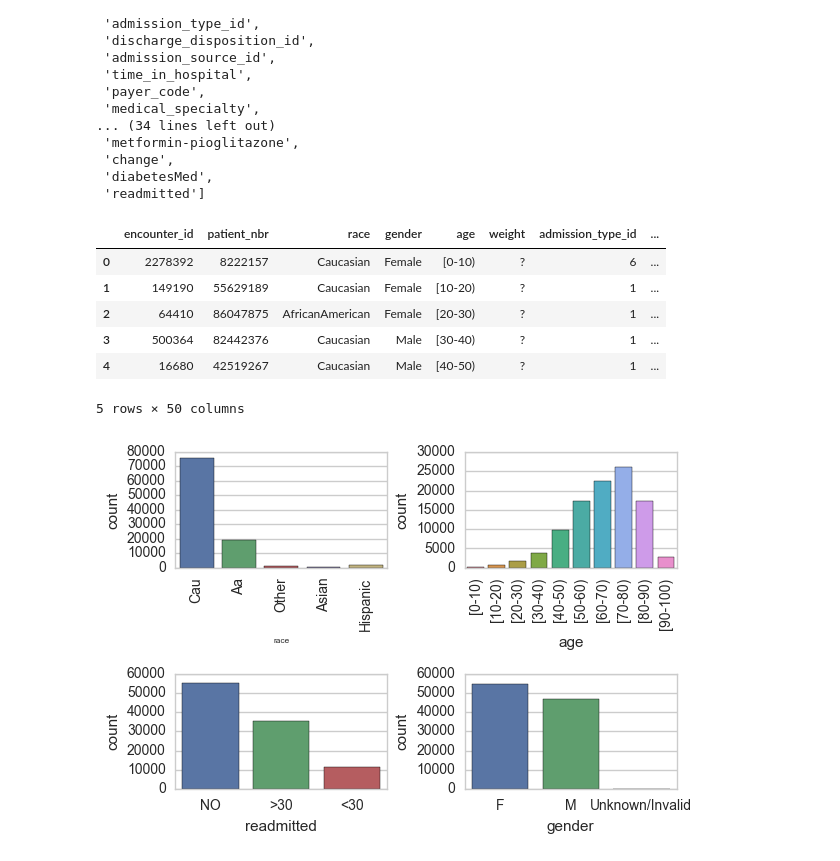
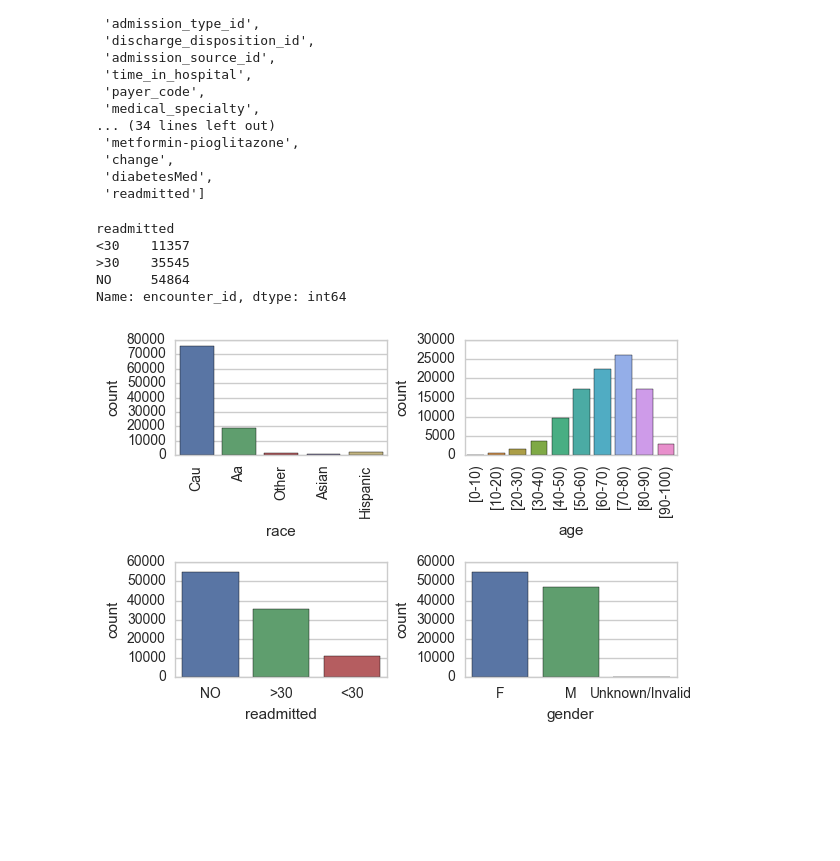
Before and after one commit to rikithamanjunath/diabetes-readmission, a Jupyter notebook: eda.ipynb, the cells around one changed output. Cells and saved outputs as stored; diff of their text form; code cells hidden in the pictures; blank space fills up the shorter version.

```diff
--- a/eda.ipynb
+++ b/eda.ipynb
@@ -25,16 +25,14 @@ list(df.columns.values)
  'change',
  'diabetesMed',
  'readmitted']
-# %%
-df.head()
-# %% [output]
-|  | encounter_id | patient_nbr | race | gender | age | weight | admission_type_id | ... |
-| 0 | 2278392 | 8222157 | Caucasian | Female | [0-10) | ? | 6 | ... |
-| 1 | 149190 | 55629189 | Caucasian | Female | [10-20) | ? | 1 | ... |
-| 2 | 64410 | 86047875 | AfricanAmerican | Female | [20-30) | ? | 1 | ... |
-| 3 | 500364 | 82442376 | Caucasian | Male | [30-40) | ? | 1 | ... |
-| 4 | 16680 | 42519267 | Caucasian | Male | [40-50) | ? | 1 | ... |
-5 rows × 50 columns
+# %%
+df.groupby('readmitted')['encounter_id'].nunique()
+# %% [output]
+readmitted
+<30    11357
+>30    35545
+NO     54864
+Name: encounter_id, dtype: int64
 # %%
 # data cleaning
 
@@ -49,30 +47,38 @@ df.loc[df.gender == 'Male', 'gender'] = 'M'
 df.loc[df.gender == 'Female', 'gender'] = 'F'
 
 # pt 2: medications
+medlist = list(df.columns.values)[24:45]
+for m in medlist:
+    df.loc[df[m] == 'No', m] = 0
+
 df.loc[df.change == 'No', 'change'] = 0
 df.loc[df.change == 'Ch', 'change'] = 1
 df.loc[df.diabetesMed == 'No', 'diabetesMed'] = 0
 df.loc[df.diabetesMed == 'Yes', 'diabetesMed'] = 1
-df.loc[df.acetohexamide == 'Steady', 'acetohexamide'] = 1
-df.loc[df.acetohexamide == 'No', 'acetohexamide'] = 0
+
+# create new binary response var
+df['readmittedBool'] = df['readmitted']
+df.loc[df.readmittedBool == 'No', 'readmittedBool'] = 0
+df.loc[df.readmittedBool != 'No', 'readmittedBool'] = 1
+
 
 # drop all columns that have same value
-df.drop(['examide'], axis = 1, inplace = True)
-df.drop(['citoglipton'], axis = 1, inplace = True)
+#df.drop(['examide'], axis = 1, inplace = True)
+#df.drop(['citoglipton'], axis = 1, inplace = True)
 # %%
 sns.set(style="whitegrid")
 plt.subplot(2,2,1)
 ax = sns.countplot(x="race", data=df)
-plt.xlabel('race', fontsize=6)
+plt.xlabel('race')
 plt.xticks(rotation=90)
 plt.subplot(2,2,2)
 ax = sns.countplot(x="age", data=df)
 plt.xticks(rotation=90)
 plt.subplot(2,2,3)
 ax = sns.countplot(x="readmitted", data=df)
 plt.subplot(2,2,4)
 ax = sns.countplot(x="gender", data=df)
 plt.tight_layout(pad=0.4, w_pad=0.5, h_pad=1.0)
 plt.show()
 # %% [output]
-[figure, old version]
+[figure, new version]
```
Also changed, not shown: 1 other file.
